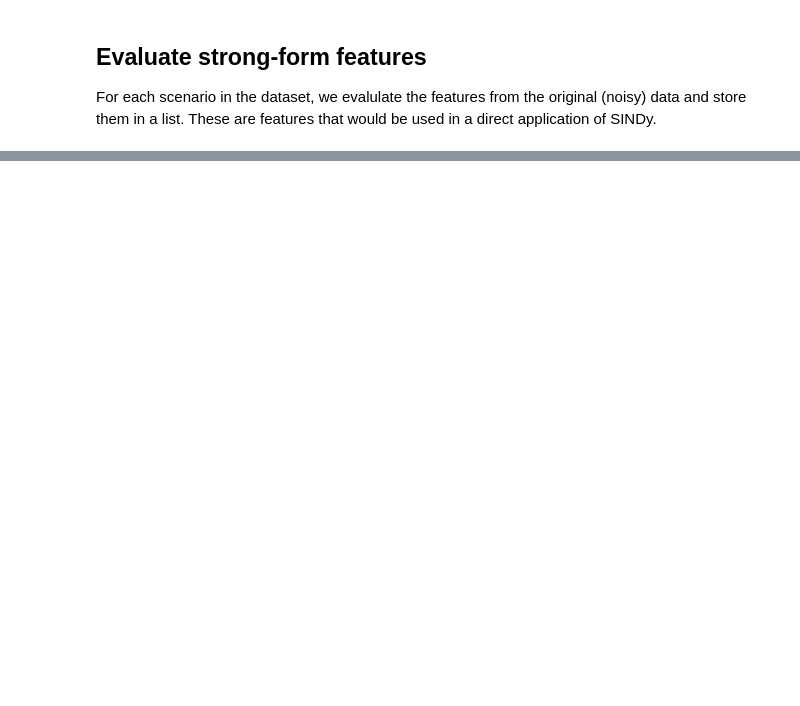
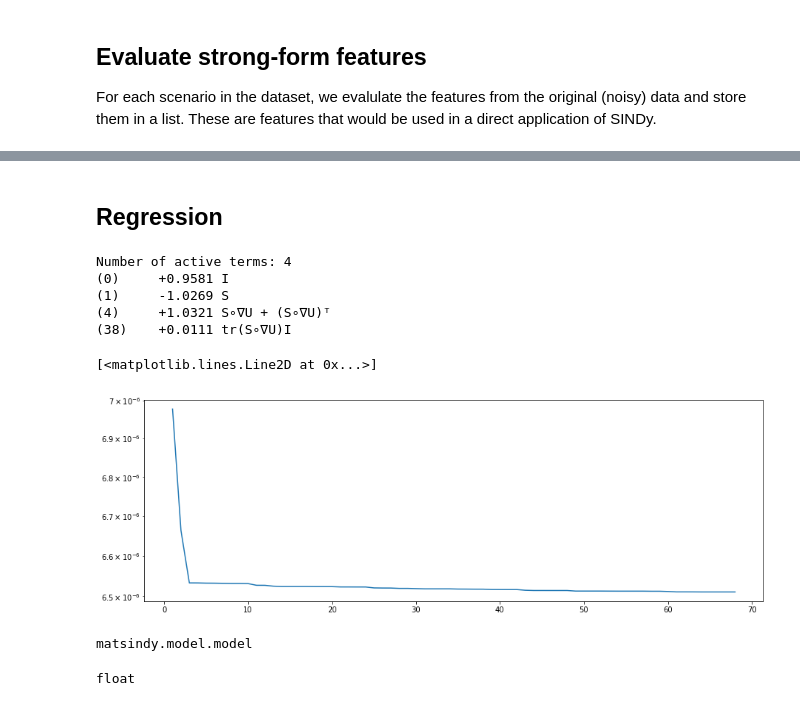
Before and after one commit to etiennerognin/DiluteBrownianDynamics, a Jupyter notebook: data/analyse_Hookean.ipynb, the cells around one changed output, grey strips where cells are left out. Saved outputs shown, nothing was run; the diff lists cells and outputs as text; code cells hidden in the pictures; blank space fills up the shorter version.

```diff
--- a/data/analyse_Hookean.ipynb
+++ b/data/analyse_Hookean.ipynb
@@ -216,0 +227,8 @@ plt.show()
+# %%
+Xs = []
+for scenario in dataset.keys():
+    flat_features = [feature.flatten() for feature in weak_dataset_X[scenario]]
+    X = np.array(flat_features)
+    Xs.append(X.T)
+# %%
+X = np.vstack(Xs)
@@ -216,0 +239,2 @@ plt.show()
+# %% [markdown]
+## Regression
@@ -216,0 +243,26 @@ plt.show()
+# %%
+models = SSR(X,y)
+# %%
+models[-4].print(library)
+# %% [output]
+Number of active terms: 4
+(0)     +0.9581 I
+(1)     -1.0269 S
+(4)     +1.0321 S∘∇U + (S∘∇U)ᵀ
+(38)    +0.0111 tr(S∘∇U)I
+# %%
+errors = [model.error for model in models]
+num_terms = [model.num_terms for model in models]
+# %%
+plt.semilogy(num_terms, errors)
+# %% [output]
+[<matplotlib.lines.Line2D at 0x...>]
+[figure, added]
+# %%
+type(models[0])
+# %% [output]
+matsindy.model.model
+# %%
+type(0.2)
+# %% [output]
+float
```
Also changed, not shown: parts of 16 cells of this notebook, 1 other file.
